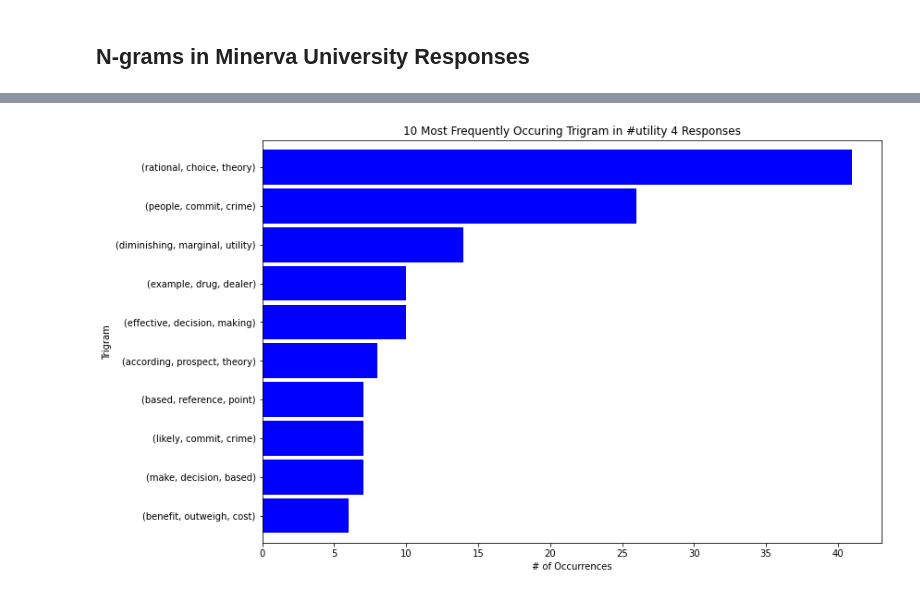
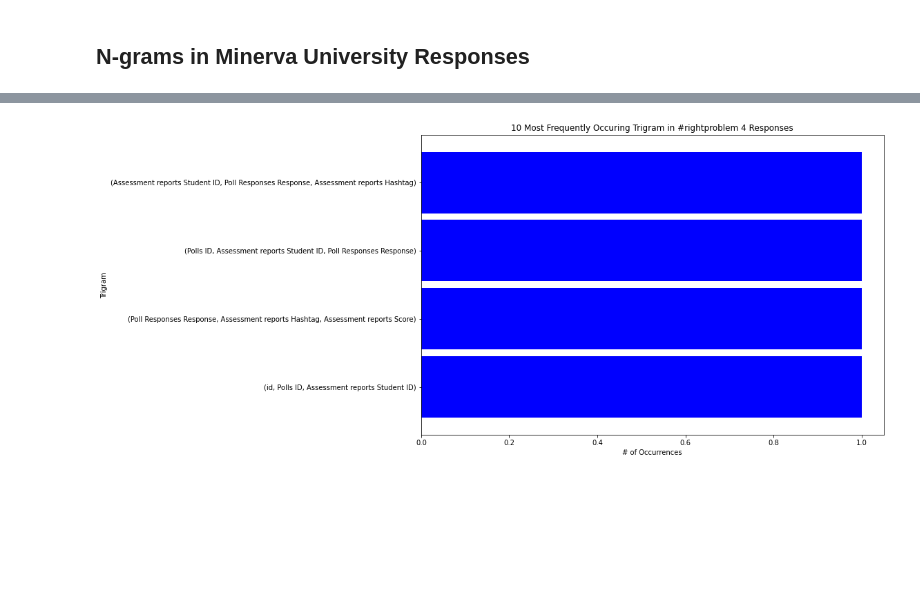
Before and after one commit to AI-lab-grading-nlp/Research, a Jupyter notebook: API with beatiful soup/Vectorization/N-Grams.ipynb, the cells around one changed output, grey strips where cells are left out. Cells and saved outputs as stored; diff of their text form; code cells hidden in the pictures; blank space fills up the shorter version.

```diff
--- a/API with beatiful soup/Vectorization/N-Grams.ipynb
+++ b/API with beatiful soup/Vectorization/N-Grams.ipynb
@@ -128,2 +49,5 @@ import matplotlib.pyplot as plt
 # %%
-#df = pd.read_csv('minerva_university_responses.csv',nrows=10000)
+# Stuck on headers
+df = pd.read_csv('minerva_university_responses.csv').iloc[1:]
+hclo_grade_df = responses_grouped_hclo_grade(df)
+hclo_grade_ngrams =  ngram_hclo_grade_dataframe(hclo_grade_df)
@@ -147,14 +55,0 @@ def basic_clean(text):
-# %%
-df = pd.read_csv('minerva_university_responses.csv')
-
-# SS
-networks = df.loc[df['Assessment reports Hashtag'] == '#networks']
-
-# NS
-breakitdown = df.loc[df['Assessment reports Hashtag'] == '#breakitdown']
-
-# AH
-context = df.loc[df['Assessment reports Hashtag'] == '#context']
-
-# CS
-induction = df.loc[df['Assessment reports Hashtag'] == '#induction']
@@ -240,8 +55,0 @@ hclos_scores_dfs['#utility_3'].head()
-# %%
-hclos_response_words = {}
-
-for hclo in hclo_lst:
-    hclos_response_words[f'{hclo}_4'] = basic_clean(''.join(str(hclos_scores_dfs[f'{hclo}_4']['Poll Responses Response'].tolist())))
-    hclos_response_words[f'{hclo}_3'] = basic_clean(''.join(str(hclos_scores_dfs[f'{hclo}_3']['Poll Responses Response'].tolist())))
-    hclos_response_words[f'{hclo}_2'] = basic_clean(''.join(str(hclos_scores_dfs[f'{hclo}_2']['Poll Responses Response'].tolist())))
-    hclos_response_words[f'{hclo}_1'] = basic_clean(''.join(str(hclos_scores_dfs[f'{hclo}_1']['Poll Responses Response'].tolist())))
@@ -273,5 +56,5 @@ dtype: int64
 # %%
-def plot_most_common_bars(hclo, score, n):
+def plot_most_common_bars(hclo, score, n, df):
     if n == 2:
         ngram = 'bigram'
     elif n == 3:
@@ -281,13 +64,13 @@ def plot_most_common_bars(hclo, score, n):
     else:
         return 'Not supported.'
 
-    ngram_key = hclos_ngrams[f'{hclo}_{score}_{ngram}']
+    ngram_key = df[f'{hclo}_{score}_{ngram}']
     ngram_key.sort_values().plot.barh(color='blue', width=.9, figsize=(12, 8))
     plt.title(f'10 Most Frequently Occuring {ngram.capitalize()} in {hclo} {score} Responses')
     plt.ylabel(ngram.capitalize())
     plt.xlabel('# of Occurrences')
     plt.show()
 # %%
-plot_most_common_bars('#utility', 4, 3)
+plot_most_common_bars('#rightproblem', 4, 3, hclo_grade_ngrams)
 # %% [output]
-[figure, old version]
+[figure, new version]
```
Also changed, not shown: parts of 57 cells of this notebook, 9 other files.
